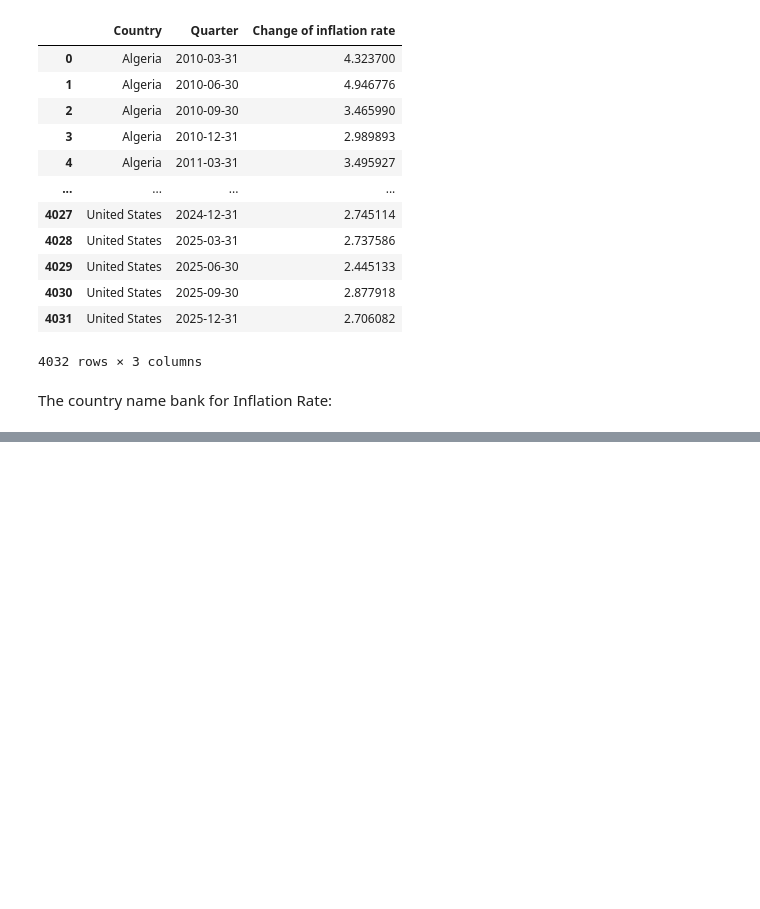
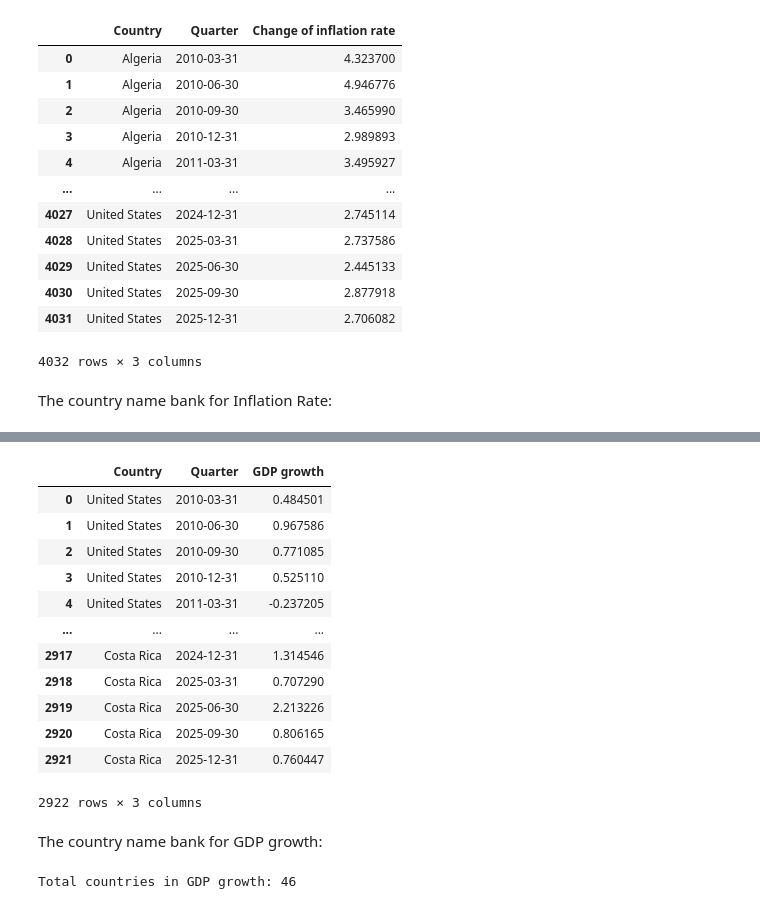
Before and after one commit to SiyanaVel19/Final_project_SU_2026, a Jupyter notebook: Data_prep.ipynb, the cells around one changed output, grey strips where cells are left out. Drawn from its saved outputs; the diff is of its cells as text; code cells hidden in the pictures; blank space fills up the shorter version.

```diff
--- a/Data_prep.ipynb
+++ b/Data_prep.ipynb
@@ -384,0 +442,26 @@ The country name bank for Inflation Rate:
+# %%
+GDP_growth['Quarter'] = pd.PeriodIndex(GDP_growth['Quarter'], freq='Q') # to go into period objects
+GDP_growth_clean['Quarter'] = GDP_growth['Quarter'].dt.to_timestamp(how='end').dt.normalize() # convert to the end of a quarter
+# %%
+GDP_growth_clean
+# %% [output]
+|  | Country | Quarter | GDP growth |
+| 0 | United States | 2010-03-31 | 0.484501 |
+| 1 | United States | 2010-06-30 | 0.967586 |
+| 2 | United States | 2010-09-30 | 0.771085 |
+| 3 | United States | 2010-12-31 | 0.525110 |
+| 4 | United States | 2011-03-31 | -0.237205 |
+| ... | ... | ... | ... |
+| 2917 | Costa Rica | 2024-12-31 | 1.314546 |
+| 2918 | Costa Rica | 2025-03-31 | 0.707290 |
+| 2919 | Costa Rica | 2025-06-30 | 2.213226 |
+| 2920 | Costa Rica | 2025-09-30 | 0.806165 |
+| 2921 | Costa Rica | 2025-12-31 | 0.760447 |
+2922 rows × 3 columns
+# %% [markdown]
+The country name bank for GDP growth:
+# %%
+GDP_growth_countries = set (GDP_growth_clean['Country'].unique())
+print(f"Total countries in GDP growth: {len(GDP_growth_countries)}")
+# %% [output]
+Total countries in GDP growth: 46
```
Also changed, not shown: parts of 19 cells of this notebook.
